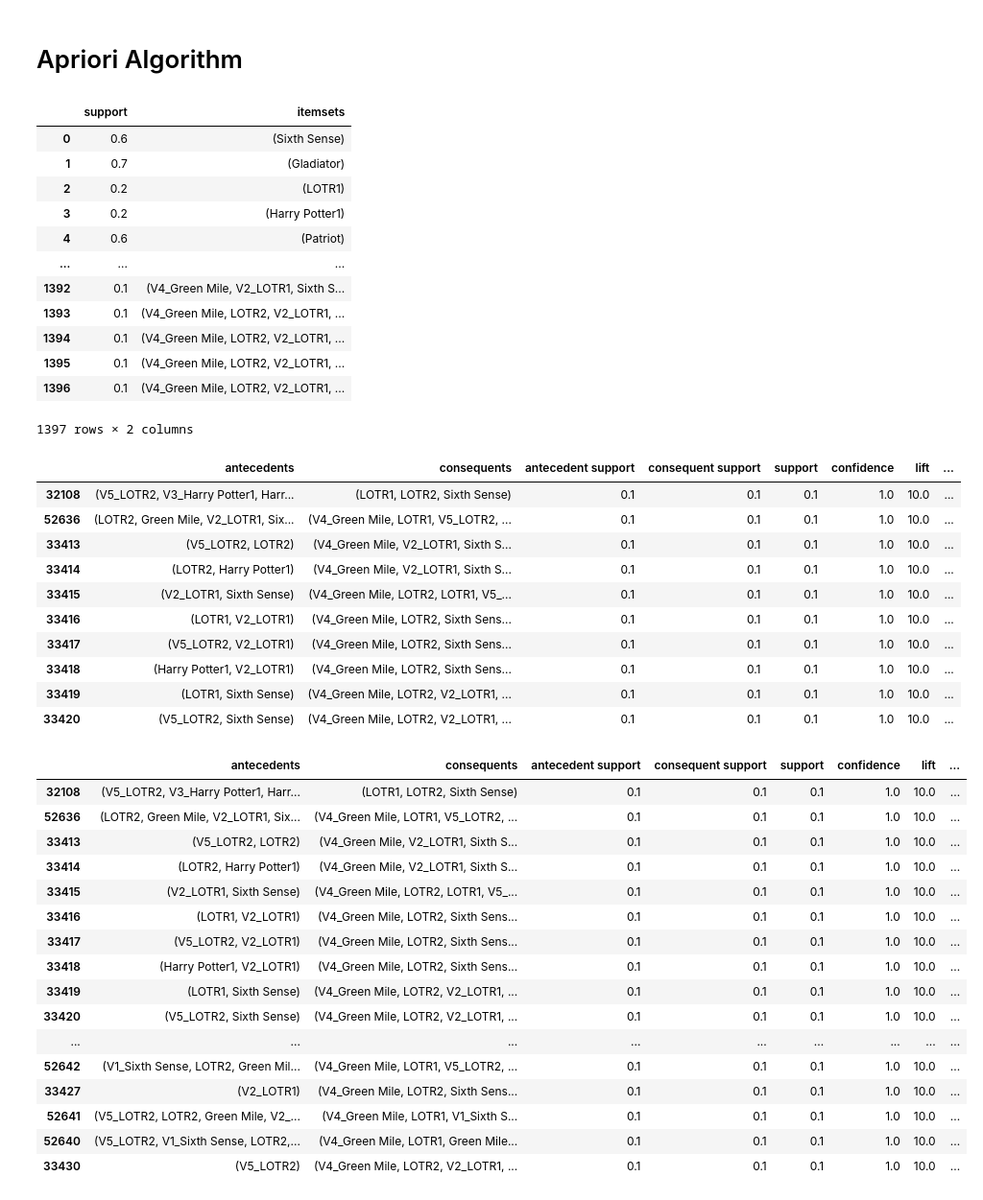
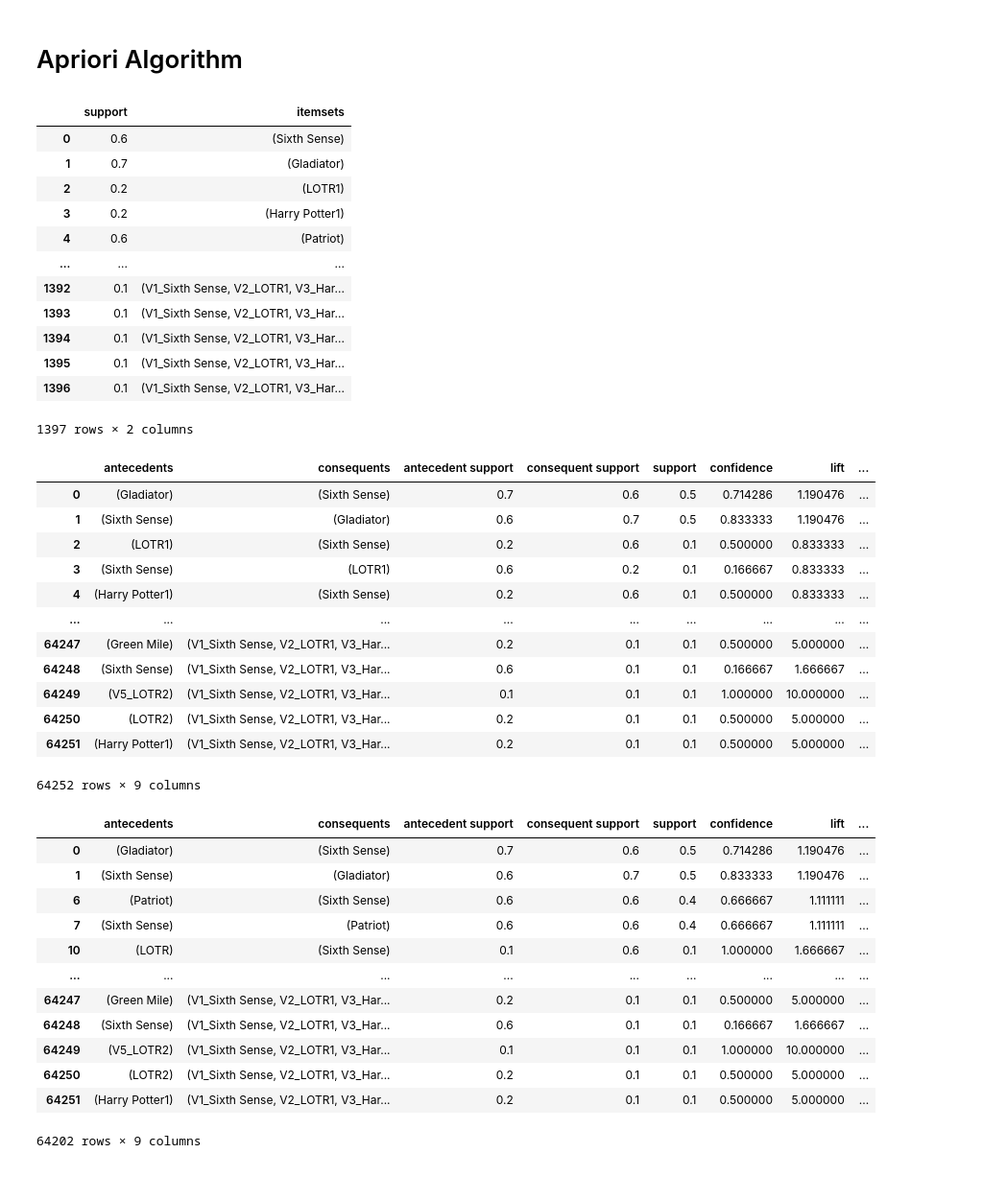
Before and after one commit to adityanaidu27/AssociationRules, a Jupyter notebook: AssociationRule.ipynb, the cells around one changed output. Shown at 96% size. Saved outputs shown, nothing was run; the diff lists cells and outputs as text; code cells hidden in the pictures.

```diff
--- a/AssociationRule.ipynb
+++ b/AssociationRule.ipynb
@@ -132,8 +290,9 @@ df
 # %% [markdown]
 # Apriori Algorithm
 # %%
-movie_items = apriori(df, min_support=0.1, use_colnames=True)
-movie_items
+#Association rules with 10% Support and 70% confidence
+frequent_itemsets=apriori(df,min_support=0.1,use_colnames=True)
+frequent_itemsets
 # %% [output]
 |  | support | itemsets |
 | 0 | 0.6 | (Sixth Sense) |
@@ -142,45 +301,42 @@ movie_items
 | 3 | 0.2 | (Harry Potter1) |
 | 4 | 0.6 | (Patriot) |
 | ... | ... | ... |
-| 1392 | 0.1 | (V4_Green Mile, V2_LOTR1, Sixth S... |
-| 1393 | 0.1 | (V4_Green Mile, LOTR2, V2_LOTR1, ... |
-| 1394 | 0.1 | (V4_Green Mile, LOTR2, V2_LOTR1, ... |
-| 1395 | 0.1 | (V4_Green Mile, LOTR2, V2_LOTR1, ... |
-| 1396 | 0.1 | (V4_Green Mile, LOTR2, V2_LOTR1, ... |
+| 1392 | 0.1 | (V1_Sixth Sense, V2_LOTR1, V3_Har... |
+| 1393 | 0.1 | (V1_Sixth Sense, V2_LOTR1, V3_Har... |
+| 1394 | 0.1 | (V1_Sixth Sense, V2_LOTR1, V3_Har... |
+| 1395 | 0.1 | (V1_Sixth Sense, V2_LOTR1, V3_Har... |
+| 1396 | 0.1 | (V1_Sixth Sense, V2_LOTR1, V3_Har... |
 1397 rows × 2 columns
 # %%
-rules = association_rules(movie_items, metric="lift",min_threshold=1)
+rules = association_rules(movie_items, metric="lift",min_threshold=0.7)
 rules
-rules.sort_values('lift', ascending=False).head(10)
 # %% [output]
 |  | antecedents | consequents | antecedent support | consequent support | support | confidence | lift | ... |
-| 32108 | (V5_LOTR2, V3_Harry Potter1, Harr... | (LOTR1, LOTR2, Sixth Sense) | 0.1 | 0.1 | 0.1 | 1.0 | 10.0 | ... |
-| 52636 | (LOTR2, Green Mile, V2_LOTR1, Six... | (V4_Green Mile, LOTR1, V5_LOTR2, ... | 0.1 | 0.1 | 0.1 | 1.0 | 10.0 | ... |
-| 33413 | (V5_LOTR2, LOTR2) | (V4_Green Mile, V2_LOTR1, Sixth S... | 0.1 | 0.1 | 0.1 | 1.0 | 10.0 | ... |
-| 33414 | (LOTR2, Harry Potter1) | (V4_Green Mile, V2_LOTR1, Sixth S... | 0.1 | 0.1 | 0.1 | 1.0 | 10.0 | ... |
-| 33415 | (V2_LOTR1, Sixth Sense) | (V4_Green Mile, LOTR2, LOTR1, V5_... | 0.1 | 0.1 | 0.1 | 1.0 | 10.0 | ... |
-| 33416 | (LOTR1, V2_LOTR1) | (V4_Green Mile, LOTR2, Sixth Sens... | 0.1 | 0.1 | 0.1 | 1.0 | 10.0 | ... |
-| 33417 | (V5_LOTR2, V2_LOTR1) | (V4_Green Mile, LOTR2, Sixth Sens... | 0.1 | 0.1 | 0.1 | 1.0 | 10.0 | ... |
-| 33418 | (Harry Potter1, V2_LOTR1) | (V4_Green Mile, LOTR2, Sixth Sens... | 0.1 | 0.1 | 0.1 | 1.0 | 10.0 | ... |
-| 33419 | (LOTR1, Sixth Sense) | (V4_Green Mile, LOTR2, V2_LOTR1, ... | 0.1 | 0.1 | 0.1 | 1.0 | 10.0 | ... |
-| 33420 | (V5_LOTR2, Sixth Sense) | (V4_Green Mile, LOTR2, V2_LOTR1, ... | 0.1 | 0.1 | 0.1 | 1.0 | 10.0 | ... |
+| 0 | (Gladiator) | (Sixth Sense) | 0.7 | 0.6 | 0.5 | 0.714286 | 1.190476 | ... |
+| 1 | (Sixth Sense) | (Gladiator) | 0.6 | 0.7 | 0.5 | 0.833333 | 1.190476 | ... |
+| 2 | (LOTR1) | (Sixth Sense) | 0.2 | 0.6 | 0.1 | 0.500000 | 0.833333 | ... |
+| 3 | (Sixth Sense) | (LOTR1) | 0.6 | 0.2 | 0.1 | 0.166667 | 0.833333 | ... |
+| 4 | (Harry Potter1) | (Sixth Sense) | 0.2 | 0.6 | 0.1 | 0.500000 | 0.833333 | ... |
+| ... | ... | ... | ... | ... | ... | ... | ... | ... |
+| 64247 | (Green Mile) | (V1_Sixth Sense, V2_LOTR1, V3_Har... | 0.2 | 0.1 | 0.1 | 0.500000 | 5.000000 | ... |
+| 64248 | (Sixth Sense) | (V1_Sixth Sense, V2_LOTR1, V3_Har... | 0.6 | 0.1 | 0.1 | 0.166667 | 1.666667 | ... |
+| 64249 | (V5_LOTR2) | (V1_Sixth Sense, V2_LOTR1, V3_Har... | 0.1 | 0.1 | 0.1 | 1.000000 | 10.000000 | ... |
+| 64250 | (LOTR2) | (V1_Sixth Sense, V2_LOTR1, V3_Har... | 0.2 | 0.1 | 0.1 | 0.500000 | 5.000000 | ... |
+| 64251 | (Harry Potter1) | (V1_Sixth Sense, V2_LOTR1, V3_Har... | 0.2 | 0.1 | 0.1 | 0.500000 | 5.000000 | ... |
+64252 rows × 9 columns
 # %%
-rules.sort_values('lift',ascending = False)[0:20]
+rules[rules.lift>1]
 # %% [output]
 |  | antecedents | consequents | antecedent support | consequent support | support | confidence | lift | ... |
-| 32108 | (V5_LOTR2, V3_Harry Potter1, Harr... | (LOTR1, LOTR2, Sixth Sense) | 0.1 | 0.1 | 0.1 | 1.0 | 10.0 | ... |
-| 52636 | (LOTR2, Green Mile, V2_LOTR1, Six... | (V4_Green Mile, LOTR1, V5_LOTR2, ... | 0.1 | 0.1 | 0.1 | 1.0 | 10.0 | ... |
-| 33413 | (V5_LOTR2, LOTR2) | (V4_Green Mile, V2_LOTR1, Sixth S... | 0.1 | 0.1 | 0.1 | 1.0 | 10.0 | ... |
-| 33414 | (LOTR2, Harry Potter1) | (V4_Green Mile, V2_LOTR1, Sixth S... | 0.1 | 0.1 | 0.1 | 1.0 | 10.0 | ... |
-| 33415 | (V2_LOTR1, Sixth Sense) | (V4_Green Mile, LOTR2, LOTR1, V5_... | 0.1 | 0.1 | 0.1 | 1.0 | 10.0 | ... |
-| 33416 | (LOTR1, V2_LOTR1) | (V4_Green Mile, LOTR2, Sixth Sens... | 0.1 | 0.1 | 0.1 | 1.0 | 10.0 | ... |
-| 33417 | (V5_LOTR2, V2_LOTR1) | (V4_Green Mile, LOTR2, Sixth Sens... | 0.1 | 0.1 | 0.1 | 1.0 | 10.0 | ... |
-| 33418 | (Harry Potter1, V2_LOTR1) | (V4_Green Mile, LOTR2, Sixth Sens... | 0.1 | 0.1 | 0.1 | 1.0 | 10.0 | ... |
-| 33419 | (LOTR1, Sixth Sense) | (V4_Green Mile, LOTR2, V2_LOTR1, ... | 0.1 | 0.1 | 0.1 | 1.0 | 10.0 | ... |
-| 33420 | (V5_LOTR2, Sixth Sense) | (V4_Green Mile, LOTR2, V2_LOTR1, ... | 0.1 | 0.1 | 0.1 | 1.0 | 10.0 | ... |
+| 0 | (Gladiator) | (Sixth Sense) | 0.7 | 0.6 | 0.5 | 0.714286 | 1.190476 | ... |
+| 1 | (Sixth Sense) | (Gladiator) | 0.6 | 0.7 | 0.5 | 0.833333 | 1.190476 | ... |
+| 6 | (Patriot) | (Sixth Sense) | 0.6 | 0.6 | 0.4 | 0.666667 | 1.111111 | ... |
+| 7 | (Sixth Sense) | (Patriot) | 0.6 | 0.6 | 0.4 | 0.666667 | 1.111111 | ... |
+| 10 | (LOTR) | (Sixth Sense) | 0.1 | 0.6 | 0.1 | 1.000000 | 1.666667 | ... |
 | ... | ... | ... | ... | ... | ... | ... | ... | ... |
-| 52642 | (V1_Sixth Sense, LOTR2, Green Mil... | (V4_Green Mile, LOTR1, V5_LOTR2, ... | 0.1 | 0.1 | 0.1 | 1.0 | 10.0 | ... |
-| 33427 | (V2_LOTR1) | (V4_Green Mile, LOTR2, Sixth Sens... | 0.1 | 0.1 | 0.1 | 1.0 | 10.0 | ... |
-| 52641 | (V5_LOTR2, LOTR2, Green Mile, V2_... | (V4_Green Mile, LOTR1, V1_Sixth S... | 0.1 | 0.1 | 0.1 | 1.0 | 10.0 | ... |
-| 52640 | (V5_LOTR2, V1_Sixth Sense, LOTR2,... | (V4_Green Mile, LOTR1, Green Mile... | 0.1 | 0.1 | 0.1 | 1.0 | 10.0 | ... |
-| 33430 | (V5_LOTR2) | (V4_Green Mile, LOTR2, V2_LOTR1, ... | 0.1 | 0.1 | 0.1 | 1.0 | 10.0 | ... |
+| 64247 | (Green Mile) | (V1_Sixth Sense, V2_LOTR1, V3_Har... | 0.2 | 0.1 | 0.1 | 0.500000 | 5.000000 | ... |
+| 64248 | (Sixth Sense) | (V1_Sixth Sense, V2_LOTR1, V3_Har... | 0.6 | 0.1 | 0.1 | 0.166667 | 1.666667 | ... |
+| 64249 | (V5_LOTR2) | (V1_Sixth Sense, V2_LOTR1, V3_Har... | 0.1 | 0.1 | 0.1 | 1.000000 | 10.000000 | ... |
+| 64250 | (LOTR2) | (V1_Sixth Sense, V2_LOTR1, V3_Har... | 0.2 | 0.1 | 0.1 | 0.500000 | 5.000000 | ... |
+| 64251 | (Harry Potter1) | (V1_Sixth Sense, V2_LOTR1, V3_Har... | 0.2 | 0.1 | 0.1 | 0.500000 | 5.000000 | ... |
+64202 rows × 9 columns
```
Also changed, not shown: parts of 24 cells of this notebook.
